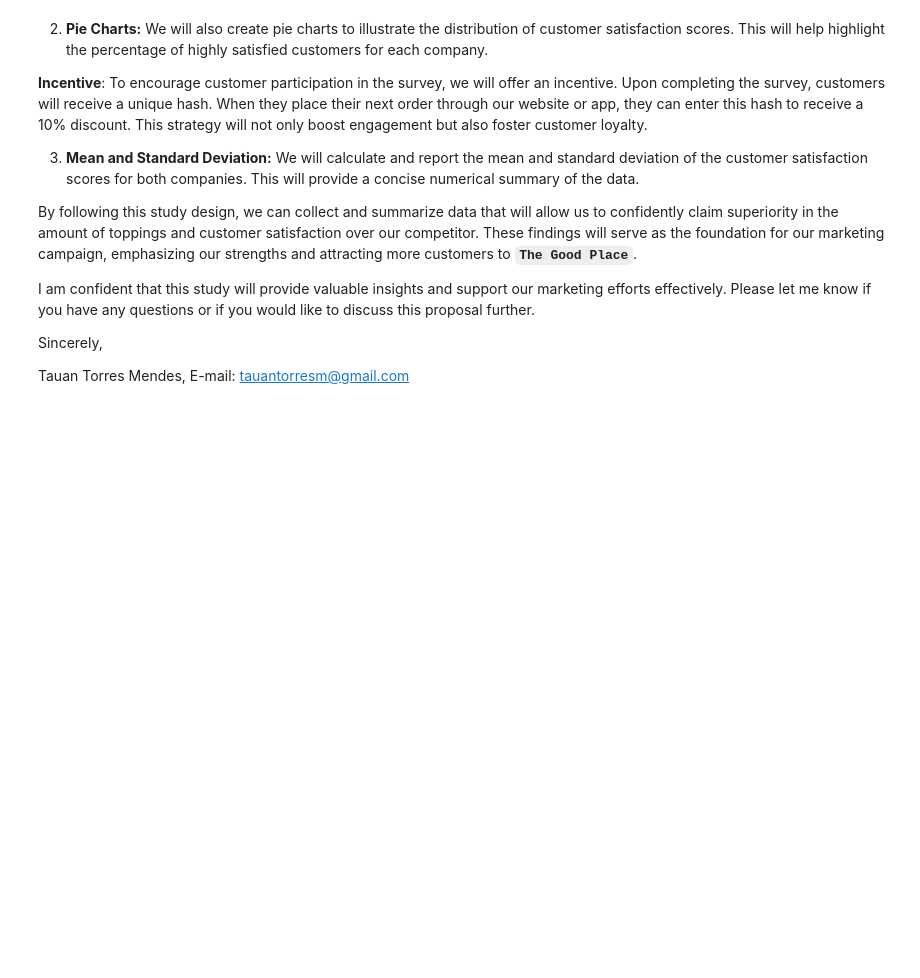
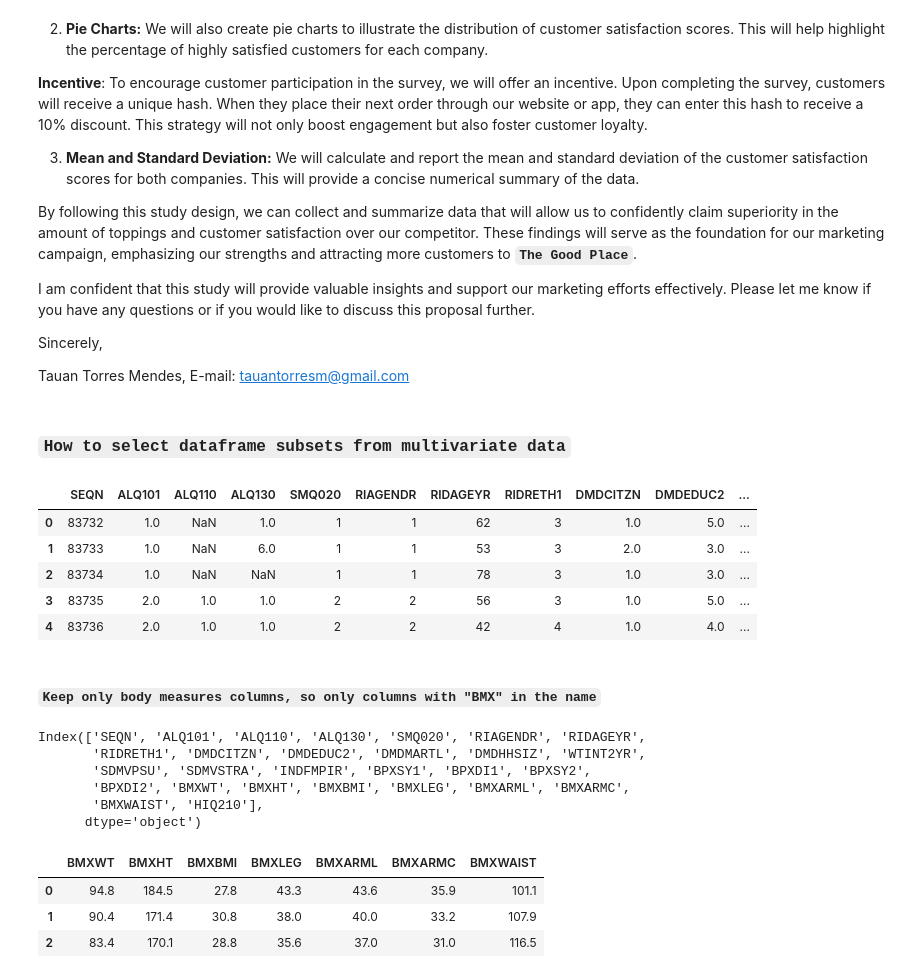
Before and after one commit to tauantorres/understanding-and-visualizing-data-with-python, a Jupyter notebook: week-3-pt-01.ipynb, the cells around one changed output. Cells and saved outputs as stored; diff of their text form; code cells hidden in the pictures; blank space fills up the shorter version.

```diff
--- a/week-3-pt-01.ipynb
+++ b/week-3-pt-01.ipynb
@@ -45,3 +45,5 @@ Sincerely,
 
 Tauan Torres Mendes,
 E-mail: tauantorresm@gmail.com
+# %% [markdown]
+### `How to select dataframe subsets from multivariate data`
@@ -47,0 +54,22 @@ E-mail: tauantorresm@gmail.com
+# %%
+path = 'data/nhanes-2015-2016.csv'
+df = pd.read_csv(path)
+df.head()
+# %% [output]
+|  | SEQN | ALQ101 | ALQ110 | ALQ130 | SMQ020 | RIAGENDR | RIDAGEYR | RIDRETH1 | DMDCITZN | DMDEDUC2 | ... |
+| 0 | 83732 | 1.0 | NaN | 1.0 | 1 | 1 | 62 | 3 | 1.0 | 5.0 | ... |
+| 1 | 83733 | 1.0 | NaN | 6.0 | 1 | 1 | 53 | 3 | 2.0 | 3.0 | ... |
+| 2 | 83734 | 1.0 | NaN | NaN | 1 | 1 | 78 | 3 | 1.0 | 3.0 | ... |
+| 3 | 83735 | 2.0 | 1.0 | 1.0 | 2 | 2 | 56 | 3 | 1.0 | 5.0 | ... |
+| 4 | 83736 | 2.0 | 1.0 | 1.0 | 2 | 2 | 42 | 4 | 1.0 | 4.0 | ... |
+# %% [markdown]
+#### `Keep only body measures columns, so only columns with "BMX" in the name`
+# %%
+df.columns
+# %% [output]
+Index(['SEQN', 'ALQ101', 'ALQ110', 'ALQ130', 'SMQ020', 'RIAGENDR', 'RIDAGEYR',
+       'RIDRETH1', 'DMDCITZN', 'DMDEDUC2', 'DMDMARTL', 'DMDHHSIZ', 'WTINT2YR',
+       'SDMVPSU', 'SDMVSTRA', 'INDFMPIR', 'BPXSY1', 'BPXDI1', 'BPXSY2',
+       'BPXDI2', 'BMXWT', 'BMXHT', 'BMXBMI', 'BMXLEG', 'BMXARML', 'BMXARMC',
+       'BMXWAIST', 'HIQ210'],
+      dtype='object')
@@ -47,0 +78,8 @@ E-mail: tauantorresm@gmail.com
+# %%
+df_BMX = df[keep]
+df_BMX.head(3)
+# %% [output]
+|  | BMXWT | BMXHT | BMXBMI | BMXLEG | BMXARML | BMXARMC | BMXWAIST |
+| 0 | 94.8 | 184.5 | 27.8 | 43.3 | 43.6 | 35.9 | 101.1 |
+| 1 | 90.4 | 171.4 | 30.8 | 38.0 | 40.0 | 33.2 | 107.9 |
+| 2 | 83.4 | 170.1 | 28.8 | 35.6 | 37.0 | 31.0 | 116.5 |
```
Also changed, not shown: parts of 13 cells of this notebook, 1 other file.
